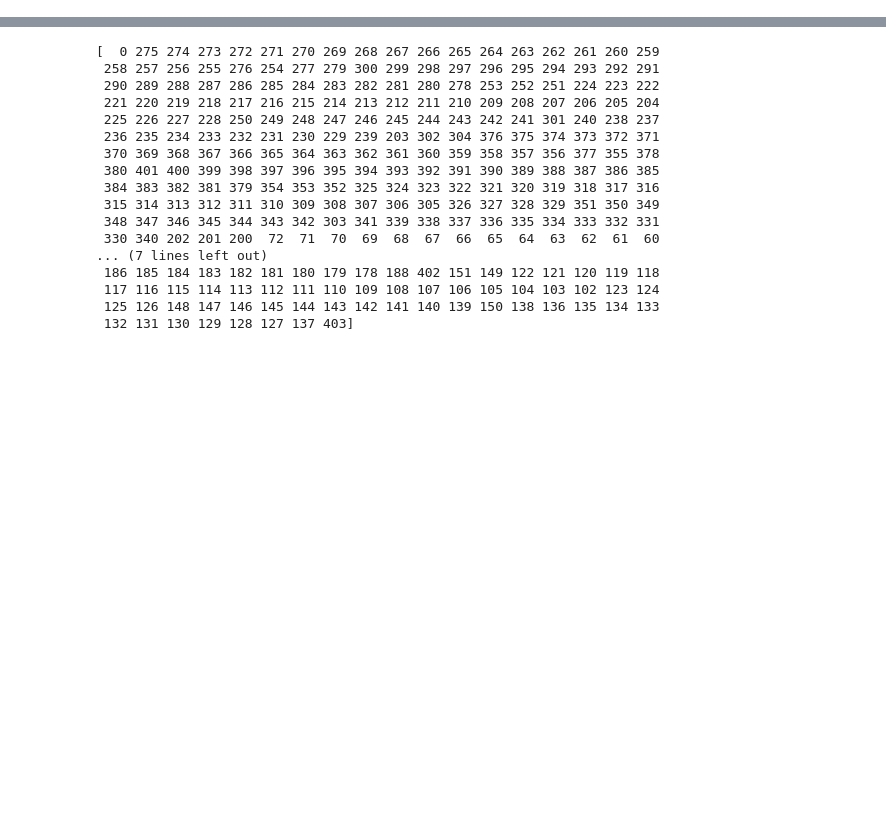
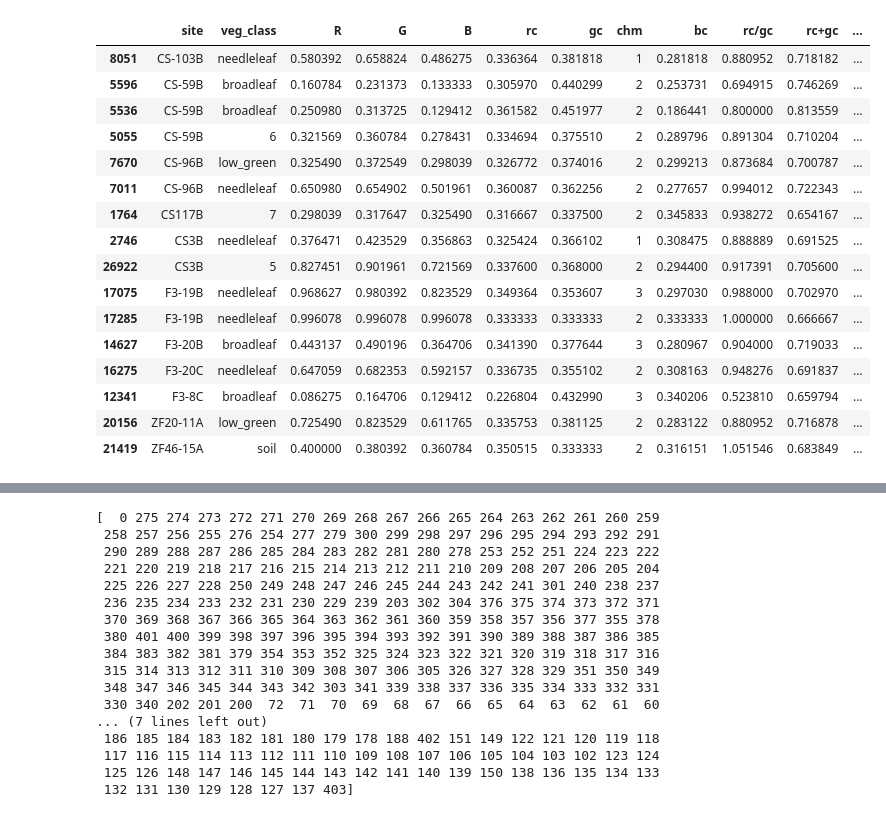
Before and after one commit to mbb25/genericRF_NWT, a Jupyter notebook: 3_classification_clean.ipynb, the cells around one changed output, grey strips where cells are left out. Saved outputs shown, nothing was run; the diff lists cells and outputs as text; code cells hidden in the pictures; blank space fills up the shorter version.

Commit message:
first round of tests done

```diff
--- a/3_classification_clean.ipynb
+++ b/3_classification_clean.ipynb
@@ -22,9 +28,8 @@ import joblib
 # %%
-filename = "prior_dataset_transformed.csv"
 runname = "all_chicken_features"
+test_sites = ['CG1-8B', 'F3-20B', 'CS-96B', 'ZF20-11A']
+chicken_columns = [f'chicken_{i}' for i in range(384)]
 # %%
 runpath = os.path.join('runs', runname)
 if not os.path.exists(runpath):
     os.mkdir(runpath)
-df = pd.read_csv(filename)
-df.head()
@@ -53,3 +51,8 @@ def split_by_site(df, site):
 
     return X_train, X_test, y_train, y_test
+# %%
+def split_by_columns(df, columns):
+    df2 = df[columns]
+    df1 = df.drop(columns, axis=1)
+    return df1, df2
 # %%
@@ -79,0 +88,30 @@ a
+# %%
+dfo = pd.read_csv("prior_dataset_transformed.csv")
+df = pd.read_csv("dataset_file_transformed.csv")
+dfr = df[df['site'].isin(dfo['site'].unique())]
+dfn, _ = split_by_columns(df, chicken_columns)
+dfrn, _ = split_by_columns(dfr, chicken_columns)
+# %%
+# Correct wrong chm values in new dataset, using old dataset as a reference.
+# This is a temporary measure while I figure out a more efficient way to get accurate chm values
+# from the low resolution raster
+dfm = pd.concat([dfo,dfrn]).drop_duplicates(keep=False, subset=['R', 'G', 'B', 'chm', 'site']).sort_values(['site', 'R', 'G', 'B'])
+dfm
+# %% [output]
+|  | site | veg_class | R | G | B | rc | gc | chm | bc | rc/gc | rc+gc | ... |
+| 8051 | CS-103B | needleleaf | 0.580392 | 0.658824 | 0.486275 | 0.336364 | 0.381818 | 1 | 0.281818 | 0.880952 | 0.718182 | ... |
+| 5596 | CS-59B | broadleaf | 0.160784 | 0.231373 | 0.133333 | 0.305970 | 0.440299 | 2 | 0.253731 | 0.694915 | 0.746269 | ... |
+| 5536 | CS-59B | broadleaf | 0.250980 | 0.313725 | 0.129412 | 0.361582 | 0.451977 | 2 | 0.186441 | 0.800000 | 0.813559 | ... |
+| 5055 | CS-59B | 6 | 0.321569 | 0.360784 | 0.278431 | 0.334694 | 0.375510 | 2 | 0.289796 | 0.891304 | 0.710204 | ... |
+| 7670 | CS-96B | low_green | 0.325490 | 0.372549 | 0.298039 | 0.326772 | 0.374016 | 2 | 0.299213 | 0.873684 | 0.700787 | ... |
+| 7011 | CS-96B | needleleaf | 0.650980 | 0.654902 | 0.501961 | 0.360087 | 0.362256 | 2 | 0.277657 | 0.994012 | 0.722343 | ... |
+| 1764 | CS117B | 7 | 0.298039 | 0.317647 | 0.325490 | 0.316667 | 0.337500 | 2 | 0.345833 | 0.938272 | 0.654167 | ... |
+| 2746 | CS3B | needleleaf | 0.376471 | 0.423529 | 0.356863 | 0.325424 | 0.366102 | 1 | 0.308475 | 0.888889 | 0.691525 | ... |
+| 26922 | CS3B | 5 | 0.827451 | 0.901961 | 0.721569 | 0.337600 | 0.368000 | 2 | 0.294400 | 0.917391 | 0.705600 | ... |
+| 17075 | F3-19B | needleleaf | 0.968627 | 0.980392 | 0.823529 | 0.349364 | 0.353607 | 3 | 0.297030 | 0.988000 | 0.702970 | ... |
+| 17285 | F3-19B | needleleaf | 0.996078 | 0.996078 | 0.996078 | 0.333333 | 0.333333 | 2 | 0.333333 | 1.000000 | 0.666667 | ... |
+| 14627 | F3-20B | broadleaf | 0.443137 | 0.490196 | 0.364706 | 0.341390 | 0.377644 | 3 | 0.280967 | 0.904000 | 0.719033 | ... |
+| 16275 | F3-20C | needleleaf | 0.647059 | 0.682353 | 0.592157 | 0.336735 | 0.355102 | 2 | 0.308163 | 0.948276 | 0.691837 | ... |
+| 12341 | F3-8C | broadleaf | 0.086275 | 0.164706 | 0.129412 | 0.226804 | 0.432990 | 3 | 0.340206 | 0.523810 | 0.659794 | ... |
+| 20156 | ZF20-11A | low_green | 0.725490 | 0.823529 | 0.611765 | 0.335753 | 0.381125 | 2 | 0.283122 | 0.880952 | 0.716878 | ... |
+| 21419 | ZF46-15A | soil | 0.400000 | 0.380392 | 0.360784 | 0.350515 | 0.333333 | 2 | 0.316151 | 1.051546 | 0.683849 | ... |
```
Also changed, not shown: parts of 16 cells of this notebook, 2 other files.
